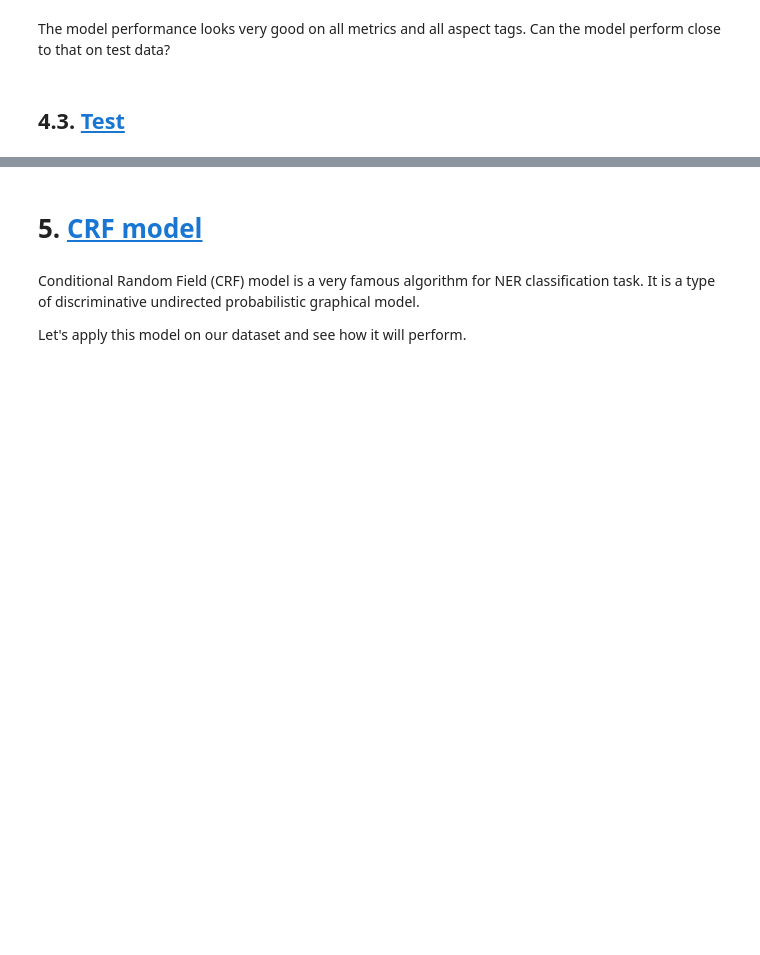
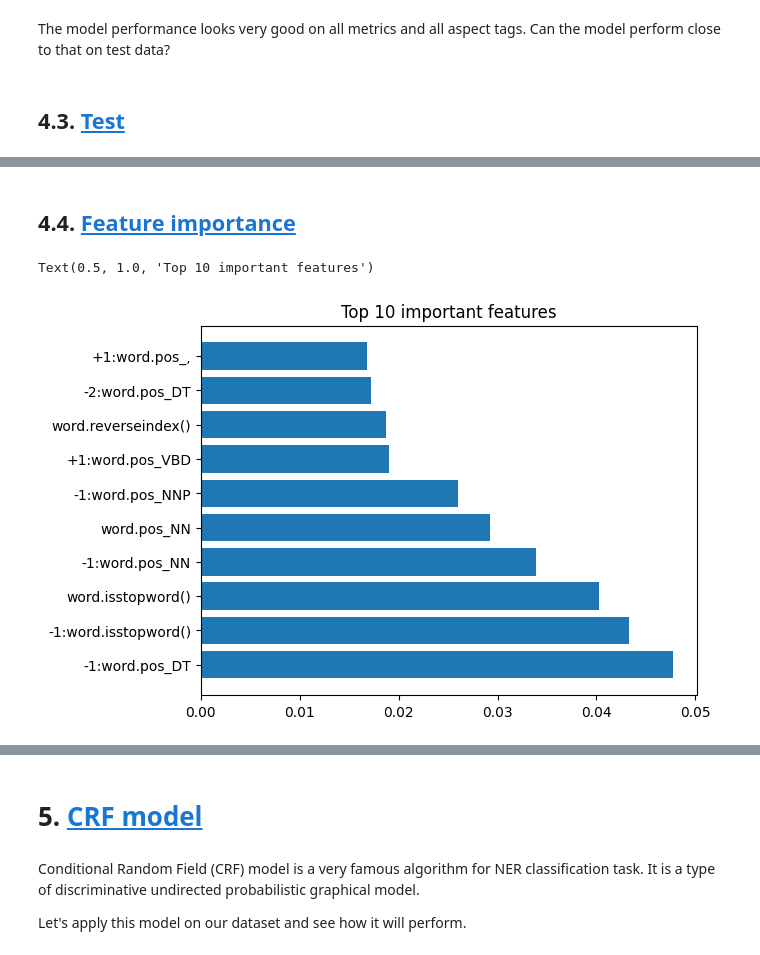
Before and after one commit to tnatvu/SentiLens, a Jupyter notebook: base_mode.ipynb, the cells around one changed output, grey strips where cells are left out. Cells and saved outputs as stored; diff of their text form; code cells hidden in the pictures; blank space fills up the shorter version.

```diff
--- a/base_mode.ipynb
+++ b/base_mode.ipynb
@@ -797,0 +1010,10 @@ In the end, the model performance has dropped significantly comparing to trainin
+# %% [markdown]
+## 4.4. <a id='toc4_4_'></a>[Feature importance](#toc0_)
+# %%
+rf_feature_importance = pd.DataFrame({'feature': X_train_rf.columns, 'importance':rf_classifier.feature_importances_})
+rf_feature_importance = rf_feature_importance.sort_values(by=['importance'], ascending=False)
+plt.barh(rf_feature_importance['feature'][:10], rf_feature_importance['importance'][:10])
+plt.title('Top 10 important features')
+# %% [output]
+Text(0.5, 1.0, 'Top 10 important features')
+[figure, added]
```
Also changed, not shown: parts of 60 cells of this notebook.
